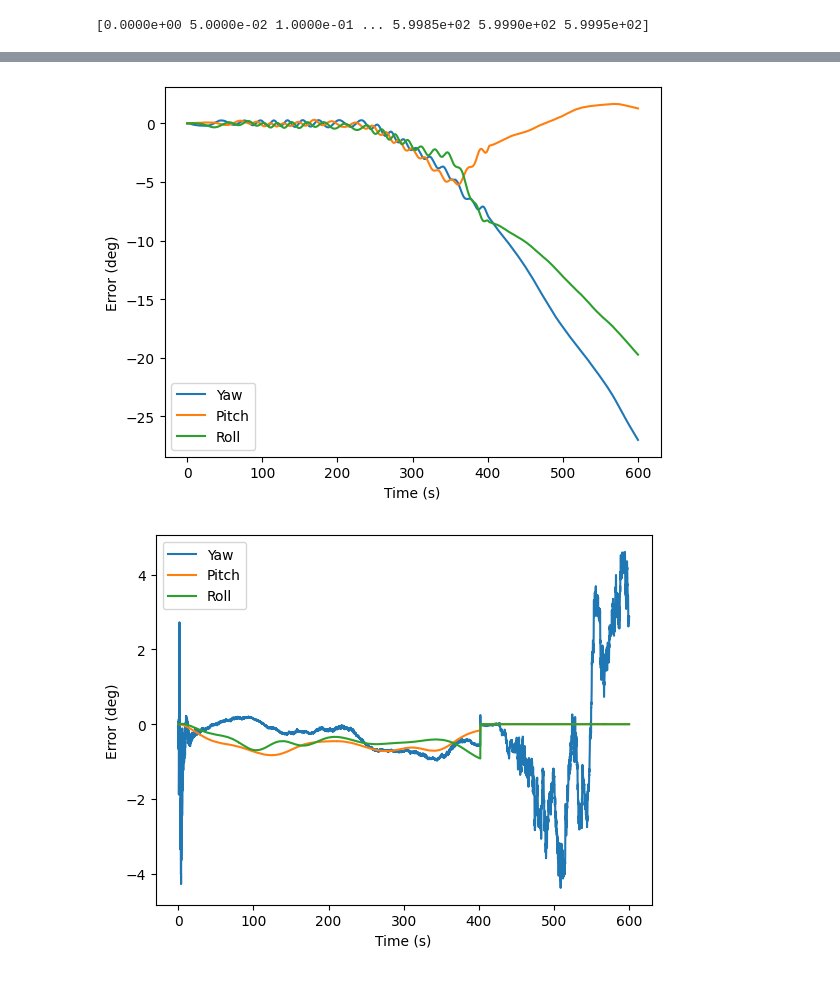
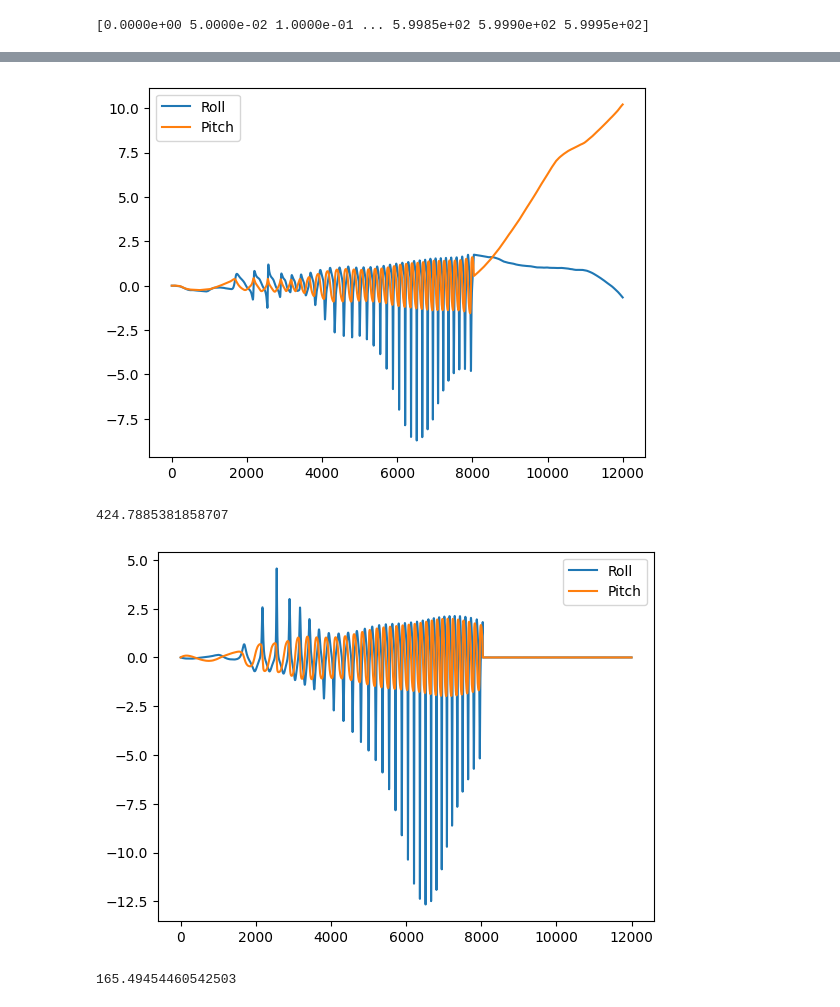
Before and after one commit to TimMagoun/usque, a Jupyter notebook: USQUE_python/data_explore.ipynb, the cells around one changed output, grey strips where cells are left out. Saved outputs shown, nothing was run; the diff lists cells and outputs as text; code cells hidden in the pictures.

```diff
--- a/USQUE_python/data_explore.ipynb
+++ b/USQUE_python/data_explore.ipynb
@@ -31,16 +34,17 @@ def gen_data() -> Tuple:
     for i in range(3):
         acc_fn = scipy.interpolate.interp1d(
             np.arange(num_acc_steps + 1),
-            np.random.randn(num_acc_steps + 1) * dt ** 2,
+            np.random.randn(num_acc_steps + 1) * dt / 10,
             kind="cubic",
         )
         gt_omega[:, i, 0] = cumulative_trapezoid(
             acc_fn(np.linspace(0, num_acc_steps, N)), dx=dt, initial=0, axis=0
         )
 
-    # Make omega zero for the first and last 20%
+    # Make omega zero for the last chunk of time
     stationary_time = int(N * 0.33)
     gt_omega[-stationary_time: ] = 0
+    # gt_omega[:stationary_time] = 0
 
     # Generate gt attitude
     gt_q = np.zeros((N, 4, 1))
@@ -61,7 +65,8 @@ def gen_data() -> Tuple:
         noisy_acc[i] = acc_read(gt_q[i]) + np.random.randn(3, 1) * sig_acc
 
     return gt_q, gt_omega, gt_bias, noisy_omega, noisy_acc
-# gt_q, gt_omega, gt_bias, noisy_omega, noisy_acc = gen_data()
+gt_q, gt_omega, gt_bias, noisy_omega, noisy_acc = gen_data()
+t = np.arange(gt_q.shape[0]) * consts.dt
 # %%
 def gen_save_data(name):
     gt_q, gt_omega, gt_bias, noisy_omega, noisy_acc = gen_data()
@@ -85,7 +90,7 @@ def load_data(path):
     t = np.arange(gt_q.shape[0]) * data["dt"]
     return t, gt_q, gt_omega, gt_bias, noisy_omega, noisy_acc
 
-t, gt_q, gt_omega, gt_bias, noisy_omega, noisy_acc = load_data(f"data/{grade.lower()}.npz")
+# t, gt_q, gt_omega, gt_bias, noisy_omega, noisy_acc = load_data(f"data/{grade.lower()}.npz")
 # %%
 print(t)
 # %% [output]
@@ -148,5 +156,5 @@ P0[3:, 3:] *= 1e-2
 Y = noisy_acc  # IMU Accel observations
 W = noisy_omega  # IMU Gyro observations
 
-q, P = run_ukf(x0, P0, W, Y)
+ukf_q, P = run_ukf(x0, P0, W, Y)
 # %%
@@ -169,19 +177,29 @@ plot_q(naive_q)
 # %%
 from quat import q_mul, q_inv
 
 def get_err(q_est, q_gt):
     assert q_est.shape == q_gt.shape
     N, _, _ = q_est.shape
-    q_err = np.zeros_like(q_est)
-    for i in range(N):
-        q_err[i] = q_mul(q_inv(q_est[i]), q_gt[i])
 
-    rot_errs = R.from_quat(q_err[:, :, 0])
-    plot_q(q_err)
+    rpy_est = R.from_quat(q_est[:, :, 0]).inv().as_euler("XYZ", degrees=True)
+    rpy_gt = R.from_quat(q_gt[:, :, 0]).inv().as_euler("XYZ", degrees=True)
+
+    rot_errs = rpy_est - rpy_gt
+    rot_errs = (rot_errs + 360) % 360  # Make all positive
+    rot_errs[rot_errs > 180] -= 360 # 2 pi wrap errors
+
+
+    plt.plot(rot_errs[:, :2])
+    plt.legend(["Roll", "Pitch"])
+    plt.show()
+    print(np.linalg.norm(rot_errs[:, :2]))
+
     return rot_errs
 
 errs = get_err(naive_q, gt_q)
 errs2 = get_err(q, gt_q)
 # %% [output]
-[figure, old version]
+[figure, new version]
+424.7885381858707
-[figure, old version]
+[figure, new version]
+165.49454460542503
```
Also changed, not shown: parts of 8 cells of this notebook, 5 other files.
